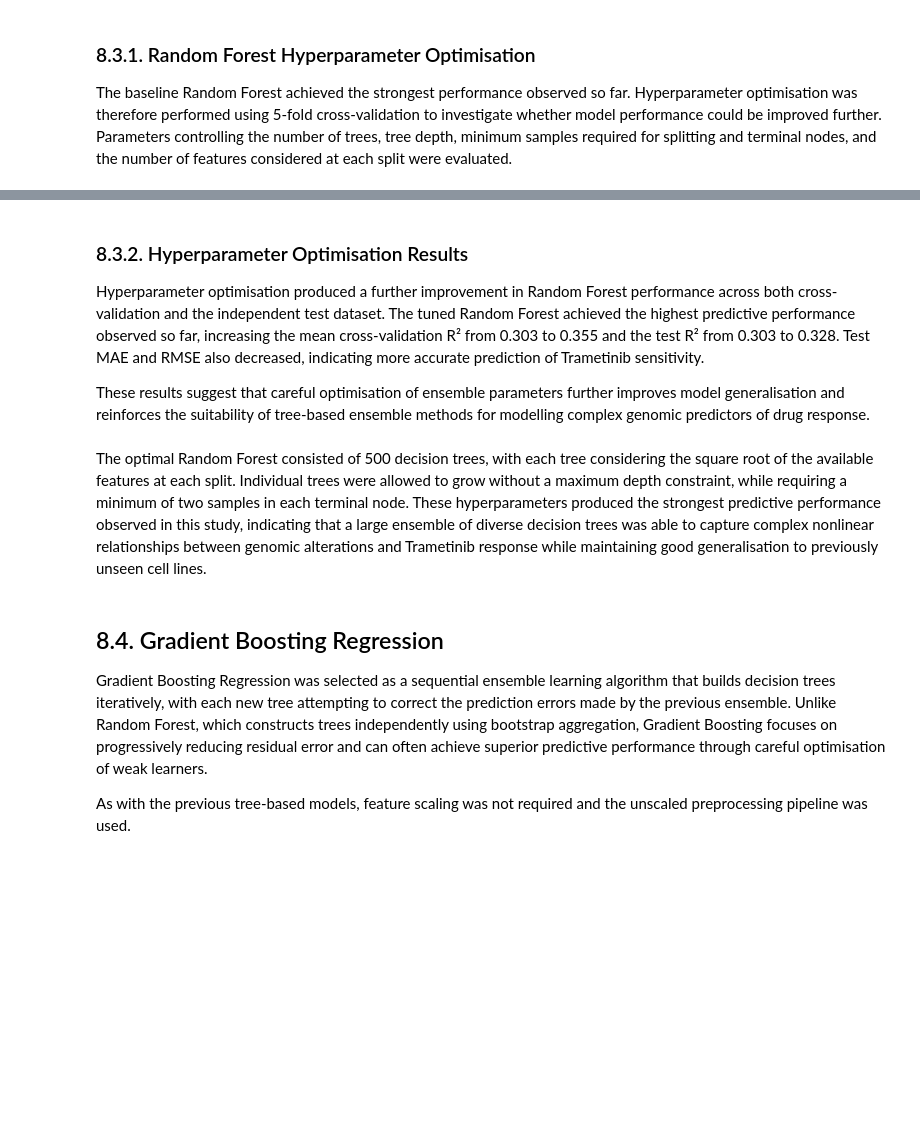
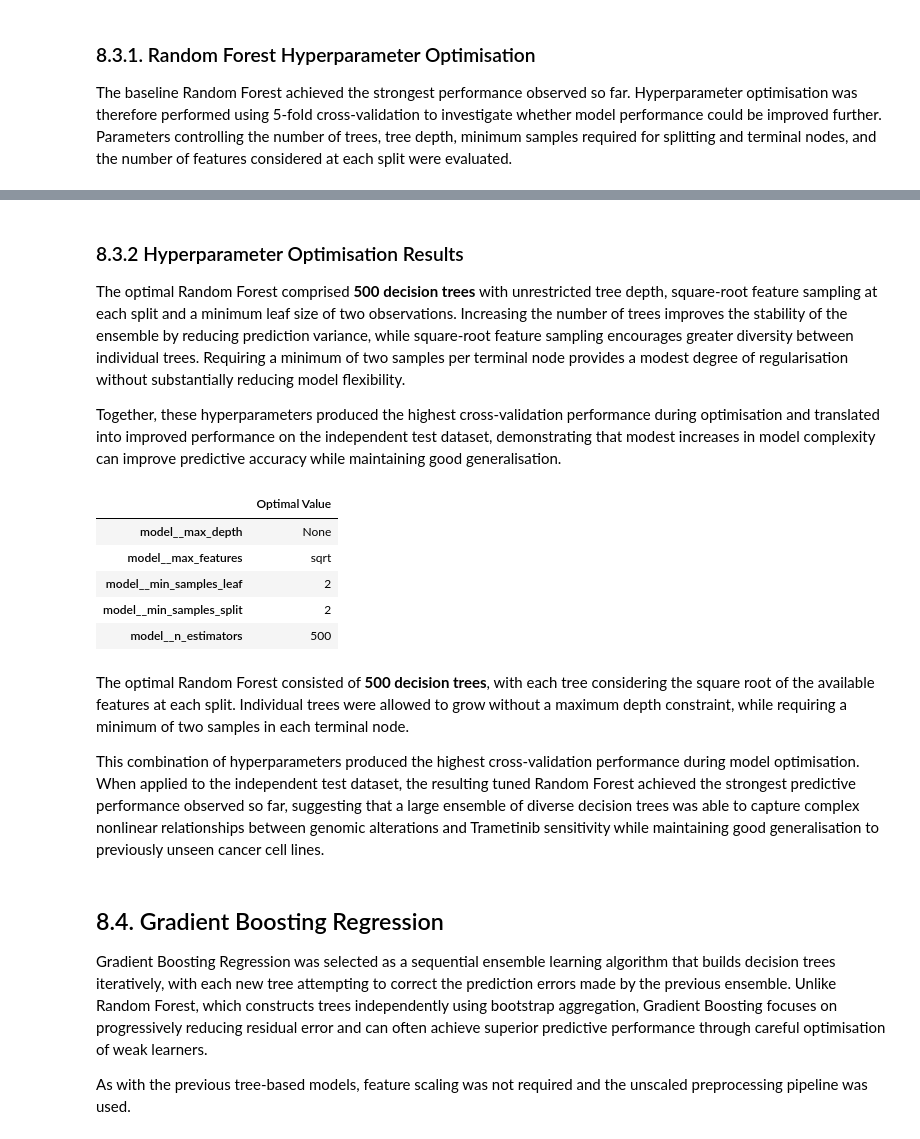
Before and after one commit to carolinemalaihull/trametinib-drug-response-ml, a Jupyter notebook: notebooks/02_feature_engineering.ipynb, the cells around one changed output, grey strips where cells are left out. Saved outputs shown, nothing was run; the diff lists cells and outputs as text; code cells hidden in the pictures; blank space fills up the shorter version.

```diff
--- a/notebooks/02_feature_engineering.ipynb
+++ b/notebooks/02_feature_engineering.ipynb
@@ -909,17 +1191,31 @@ results_df
 # %% [markdown]
-### 8.3.2. Hyperparameter Optimisation Results
+### 8.3.2 Hyperparameter Optimisation Results
 
-Hyperparameter optimisation produced a further improvement in Random Forest performance across both cross-validation and the independent test dataset. The tuned Random Forest achieved the highest predictive performance observed so far, increasing the mean cross-validation R² from 0.303 to 0.355 and the test R² from 0.303 to 0.328. Test MAE and RMSE also decreased, indicating more accurate prediction of Trametinib sensitivity.
+The optimal Random Forest comprised **500 decision trees** with unrestricted tree depth, square-root feature sampling at each split and a minimum leaf size of two observations. Increasing the number of trees improves the stability of the ensemble by reducing prediction variance, while square-root feature sampling encourages greater diversity between individual trees. Requiring a minimum of two samples per terminal node provides a modest degree of regularisation without substantially reducing model flexibility.
 
-These results suggest that careful optimisation of ensemble parameters further improves model generalisation and reinforces the suitability of tree-based ensemble methods for modelling complex genomic predictors of drug response.
+Together, these hyperparameters produced the highest cross-validation performance during optimisation and translated into improved performance on the independent test dataset, demonstrating that modest increases in model complexity can improve predictive accuracy while maintaining good generalisation.
 # %%
-best_rf_params = pd.DataFrame(
-    [random_forest_grid_search.best_params_]
+# Display the optimal Random Forest hyperparameters
+best_rf_params = (
+    pd.DataFrame(
+        random_forest_grid_search.best_params_,
+        index=["Optimal Value"]
+    )
+    .T
 )
 
 best_rf_params
+# %% [output]
+|  | Optimal Value |
+| model__max_depth | None |
+| model__max_features | sqrt |
+| model__min_samples_leaf | 2 |
+| model__min_samples_split | 2 |
+| model__n_estimators | 500 |
 # %% [markdown]
-The optimal Random Forest consisted of 500 decision trees, with each tree considering the square root of the available features at each split. Individual trees were allowed to grow without a maximum depth constraint, while requiring a minimum of two samples in each terminal node. These hyperparameters produced the strongest predictive performance observed in this study, indicating that a large ensemble of diverse decision trees was able to capture complex nonlinear relationships between genomic alterations and Trametinib response while maintaining good generalisation to previously unseen cell lines.
+The optimal Random Forest consisted of **500 decision trees**, with each tree considering the square root of the available features at each split. Individual trees were allowed to grow without a maximum depth constraint, while requiring a minimum of two samples in each terminal node.
+
+This combination of hyperparameters produced the highest cross-validation performance during model optimisation. When applied to the independent test dataset, the resulting tuned Random Forest achieved the strongest predictive performance observed so far, suggesting that a large ensemble of diverse decision trees was able to capture complex nonlinear relationships between genomic alterations and Trametinib sensitivity while maintaining good generalisation to previously unseen cancer cell lines.
 # %% [markdown]
 ## 8.4. Gradient Boosting Regression
 
```
Also changed, not shown: parts of 83 cells of this notebook.
